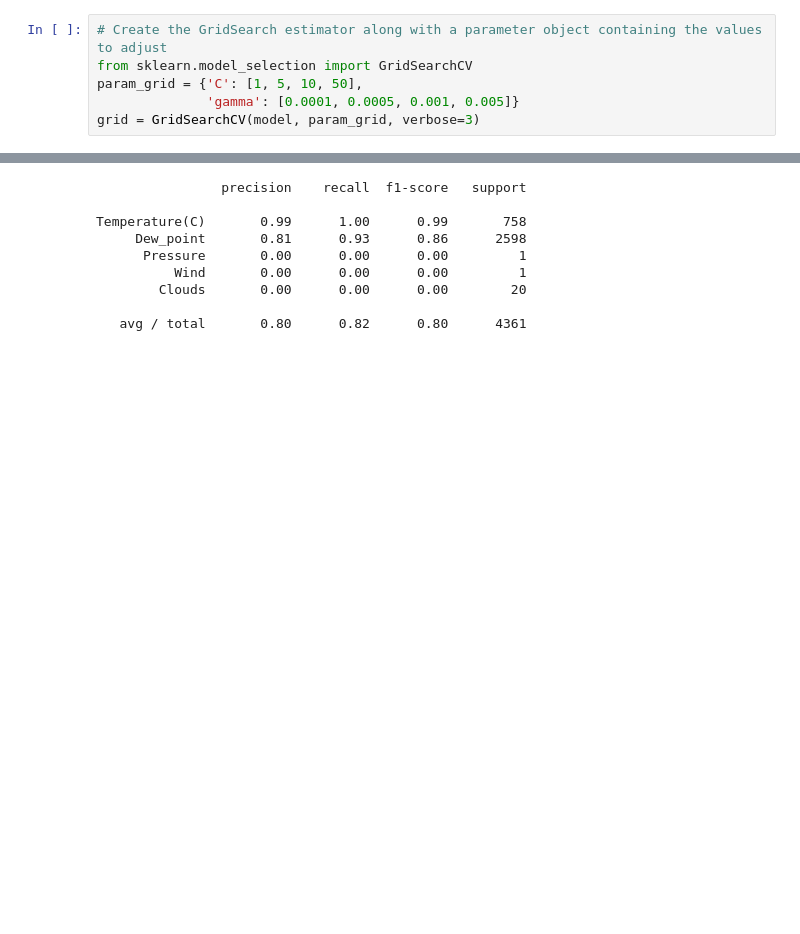
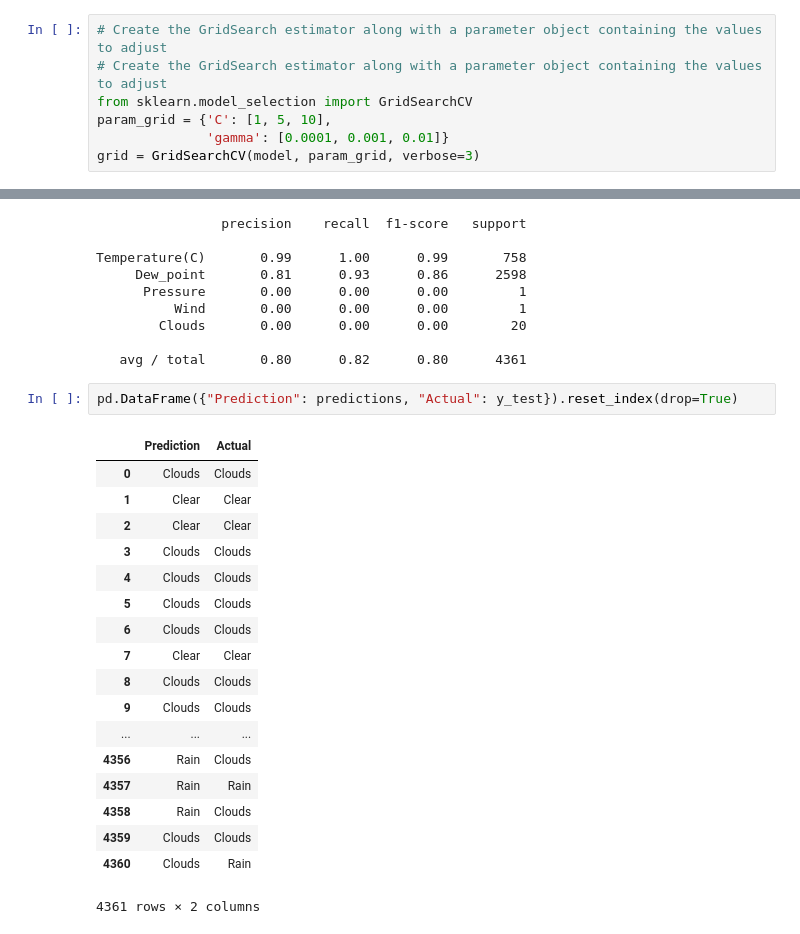
Before and after one commit to cyntiamk/weather_prediction_1, a Jupyter notebook: grid_search.ipynb, the cells around one changed output, grey strips where cells are left out. Cells and saved outputs as stored; diff of their text form; blank space fills up the shorter version.

```diff
--- a/grid_search.ipynb
+++ b/grid_search.ipynb
@@ -35,9 +35,10 @@ SVC(C=1.0, cache_size=200, class_weight=None, coef0=0.0,
   tol=0.001, verbose=False)
 # %%
 # Create the GridSearch estimator along with a parameter object containing the values to adjust
+# Create the GridSearch estimator along with a parameter object containing the values to adjust
 from sklearn.model_selection import GridSearchCV
-param_grid = {'C': [1, 5, 10, 50],
-              'gamma': [0.0001, 0.0005, 0.001, 0.005]}
+param_grid = {'C': [1, 5, 10],
+              'gamma': [0.0001, 0.001, 0.01]}
 grid = GridSearchCV(model, param_grid, verbose=3)
 # %%
 # Fit the model using the grid search estimator.
@@ -107,3 +115,24 @@ Temperature(C)       0.99      1.00      0.99       758
         Clouds       0.00      0.00      0.00        20
 
    avg / total       0.80      0.82      0.80      4361
+# %%
+pd.DataFrame({"Prediction": predictions, "Actual": y_test}).reset_index(drop=True)
+# %% [output]
+|  | Prediction | Actual |
+| 0 | Clouds | Clouds |
+| 1 | Clear | Clear |
+| 2 | Clear | Clear |
+| 3 | Clouds | Clouds |
+| 4 | Clouds | Clouds |
+| 5 | Clouds | Clouds |
+| 6 | Clouds | Clouds |
+| 7 | Clear | Clear |
+| 8 | Clouds | Clouds |
+| 9 | Clouds | Clouds |
+| ... | ... | ... |
+| 4356 | Rain | Clouds |
+| 4357 | Rain | Rain |
+| 4358 | Rain | Clouds |
+| 4359 | Clouds | Clouds |
+| 4360 | Clouds | Rain |
+4361 rows × 2 columns
```
Also changed, not shown: parts of 3 cells of this notebook, 3 other files.
